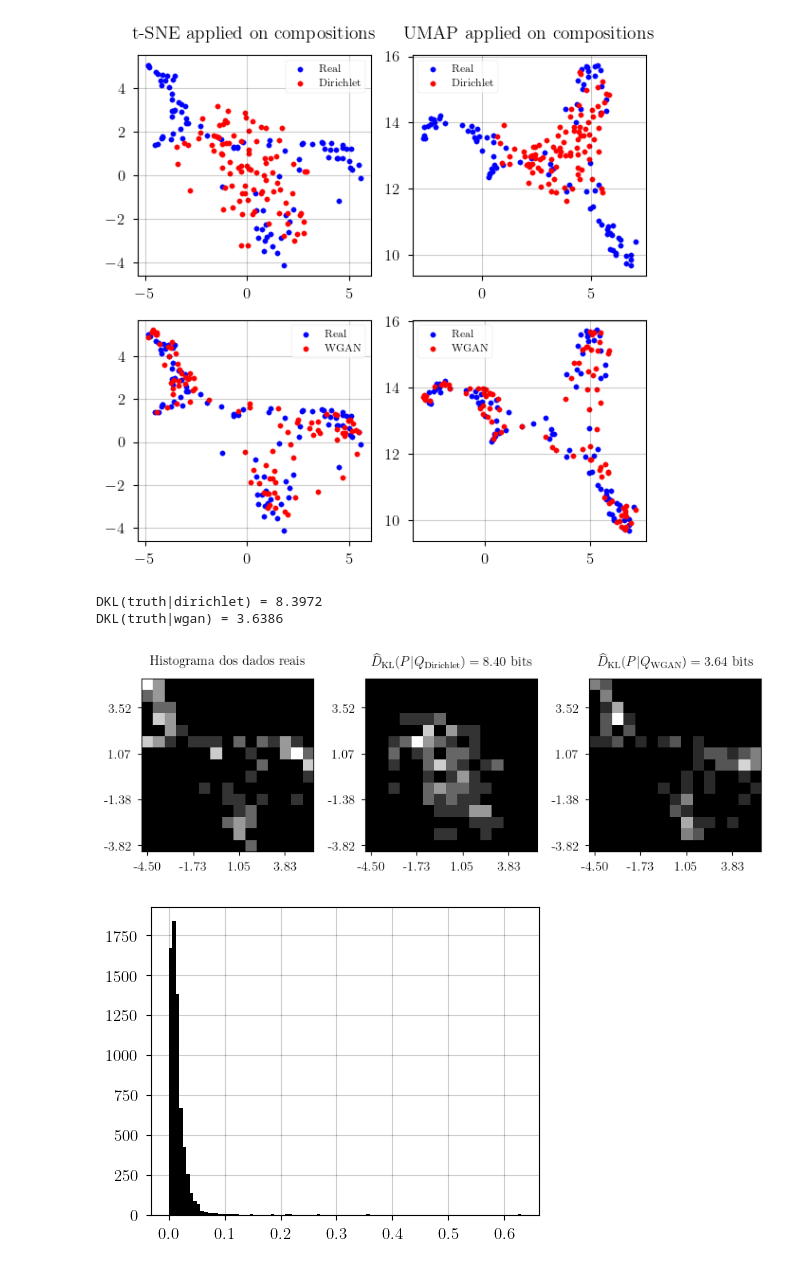
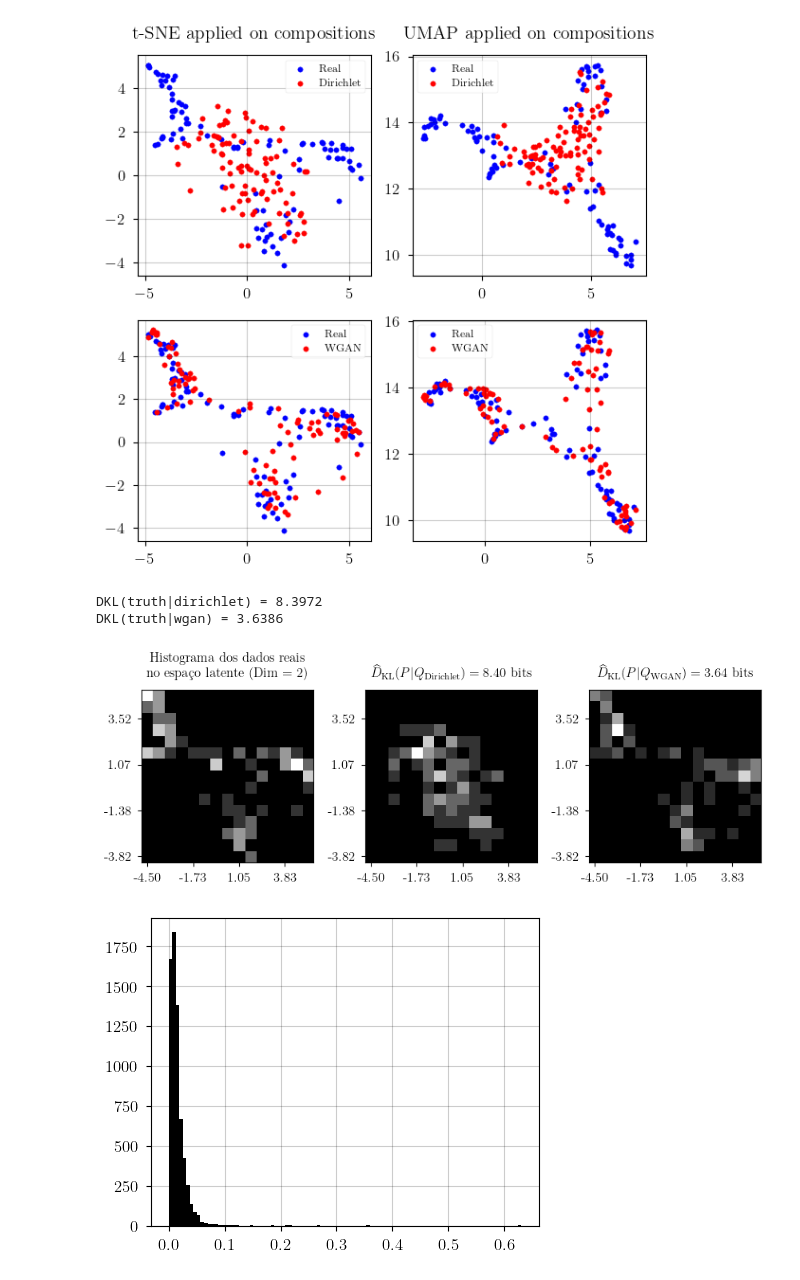
Before and after one commit to antonionicampos/nn-flash, a Jupyter notebook: notebooks/generate_data.ipynb, the cells around one changed output. Drawn from its saved outputs; the diff is of its cells as text; code cells hidden in the pictures.

```diff
--- a/notebooks/generate_data.ipynb
+++ b/notebooks/generate_data.ipynb
@@ -250,36 +250,36 @@ print(f"DKL(truth|wgan) = {kl_truth_wgan:.4f}")
 
 f, axs = plt.subplots(1, 3, figsize=(10, 3))
 axs[0].imshow(H_truth.T, origin="lower")
-axs[0].set_title("Histograma dos dados reais", fontsize=12)
+axs[0].set_title("Histograma dos dados reais\nno espaço latente (Dim = 2)", fontsize=12)
 
 axs[1].imshow(H_dirichlet.T, origin="lower")
 axs[1].set_title(
     r"$\widehat{D}_{\mathrm{KL}}(P|Q_{{\mathrm{Dirichlet}}}) = " + f"{kl_truth_dirichlet:.2f}" + "$ bits",
     fontsize=12,
 )
 
 axs[2].imshow(H_wgan.T, origin="lower")
 axs[2].set_title(
     r"$\widehat{D}_{\mathrm{KL}}(P|Q_{{\mathrm{WGAN}}}) = " + f"{kl_truth_wgan:.2f}" + "$ bits",
     fontsize=12,
 )
 
 for ax in axs:
     ax.set_xticks(
         np.arange(0, xedges.shape[0], 4),
         [f"{tick:.2f}" for tick in (xedges[:-1] + (xdelta / 2).flatten())[::4]],
     )
     ax.set_yticks(
         np.arange(0, yedges.shape[0], 4),
         [f"{tick:.2f}" for tick in (yedges[:-1] + (ydelta / 2).flatten())[::4]],
     )
 
 plt.subplots_adjust(wspace=0.3)
 plt.show()
 # %% [output]
 DKL(truth|dirichlet) = 8.3972
 DKL(truth|wgan) = 3.6386
-[figure, old version]
+[figure, new version]
 # %%
 residual = data - umap_.inverse_transform(umap_reduced)
 
```
Also changed, not shown: 1 other file.
